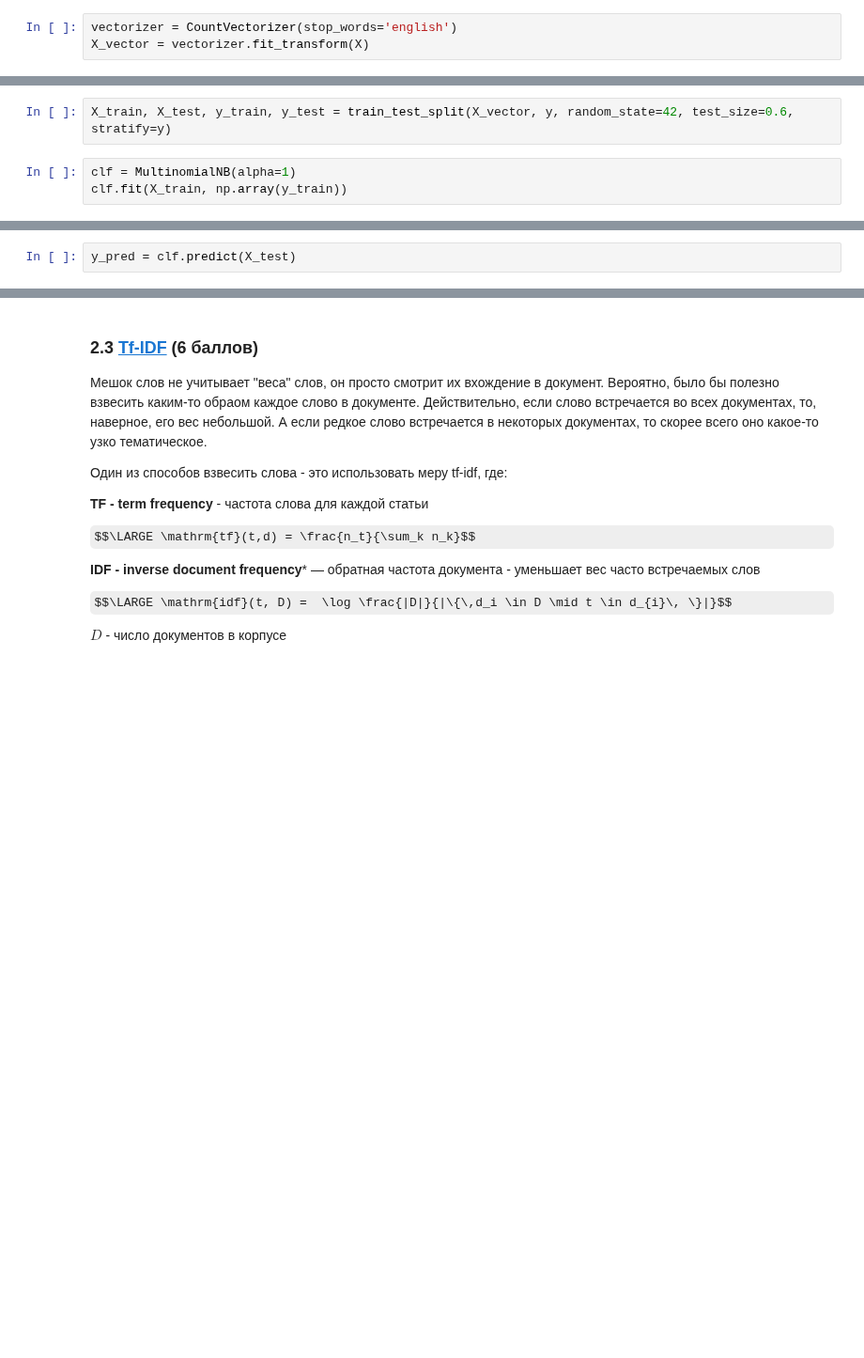
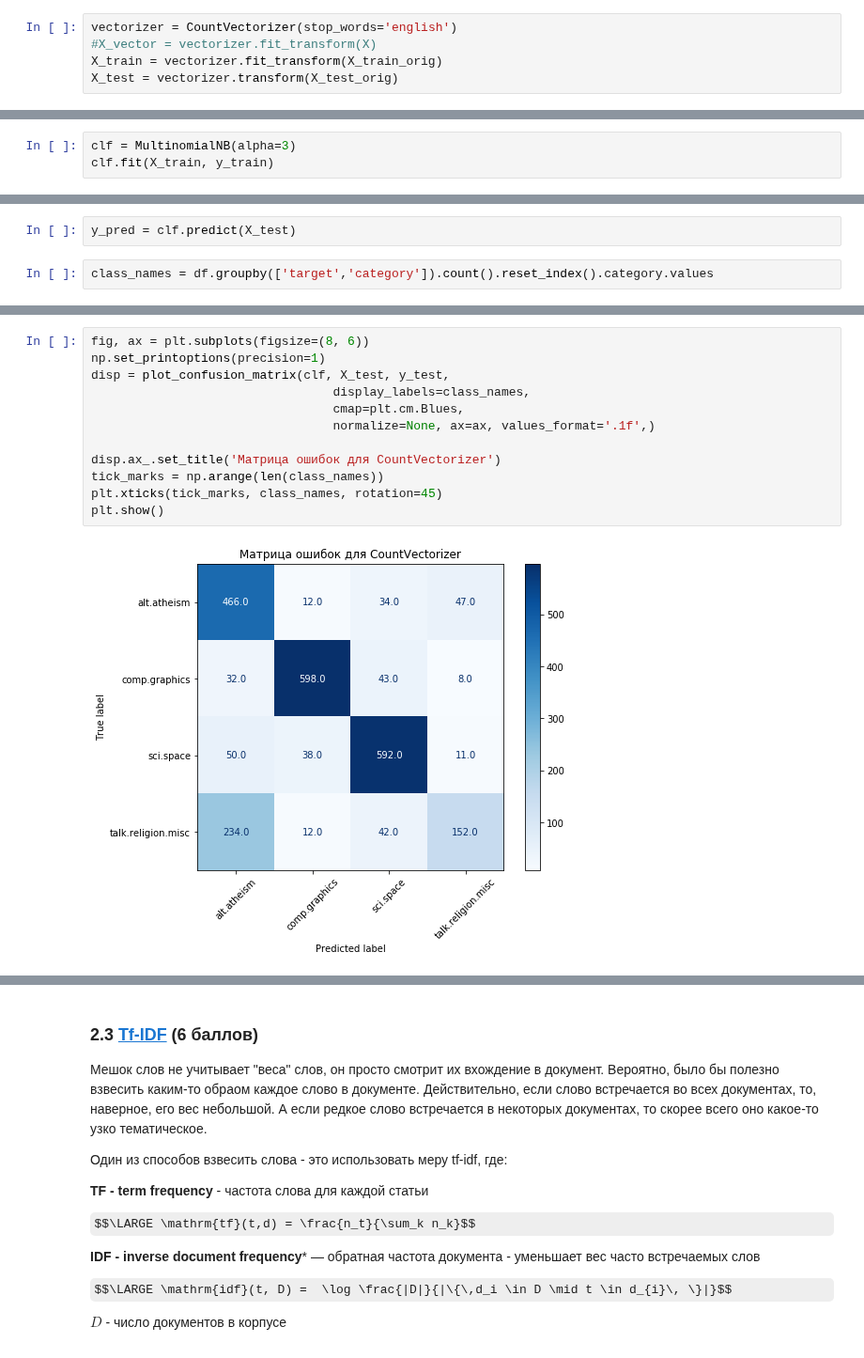
Before and after one commit to D7nis/Course-ML-Classic, a Jupyter notebook: Practice/7. Наивный Байес и Классификация текстов/07-text-classification-bayes_DDA.ipynb, the cells around one changed output, grey strips where cells are left out. Shown at 94% size. Drawn from its saved outputs; the diff is of its cells as text; some formulas as TeX source; blank space fills up the shorter version.

```diff
--- a/Practice/7. Наивный Байес и Классификация текстов/07-text-classification-bayes_DDA.ipynb
+++ b/Practice/7. Наивный Байес и Классификация текстов/07-text-classification-bayes_DDA.ipynb
@@ -139,5 +138,7 @@ X = df['text']
 # %%
 vectorizer = CountVectorizer(stop_words='english')
-X_vector = vectorizer.fit_transform(X)
+#X_vector = vectorizer.fit_transform(X)
+X_train = vectorizer.fit_transform(X_train_orig)
+X_test = vectorizer.transform(X_test_orig)
 # %%
 print("Количество слов в словаре: ", len(vectorizer.vocabulary_))
@@ -187,6 +191,4 @@ BEST: score=0.8190106447410272, params={'alpha': 1}
-# %%
-X_train, X_test, y_train, y_test = train_test_split(X_vector, y, random_state=42, test_size=0.6, stratify=y)
 # %%
-clf = MultinomialNB(alpha=1)
-clf.fit(X_train, np.array(y_train))
+clf = MultinomialNB(alpha=3)
+clf.fit(X_train, y_train)
 # %% [output]
@@ -194,2 +196,4 @@ MultinomialNB(alpha=1, class_prior=None, fit_prior=True)
 # %%
 y_pred = clf.predict(X_test)
+# %%
+class_names = df.groupby(['target','category']).count().reset_index().category.values
@@ -196 +221,15 @@ y_pred = clf.predict(X_test)
+# %%
+fig, ax = plt.subplots(figsize=(8, 6))
+np.set_printoptions(precision=1)
+disp = plot_confusion_matrix(clf, X_test, y_test,
+                                 display_labels=class_names,
+                                 cmap=plt.cm.Blues,
+                                 normalize=None, ax=ax, values_format='.1f',)
+
+disp.ax_.set_title('Матрица ошибок для CountVectorizer')
+tick_marks = np.arange(len(class_names))
+plt.xticks(tick_marks, class_names, rotation=45)
+plt.show()
+# %% [output]
+[figure, added]
 # %%
```
Also changed, not shown: parts of 77 cells of this notebook.
